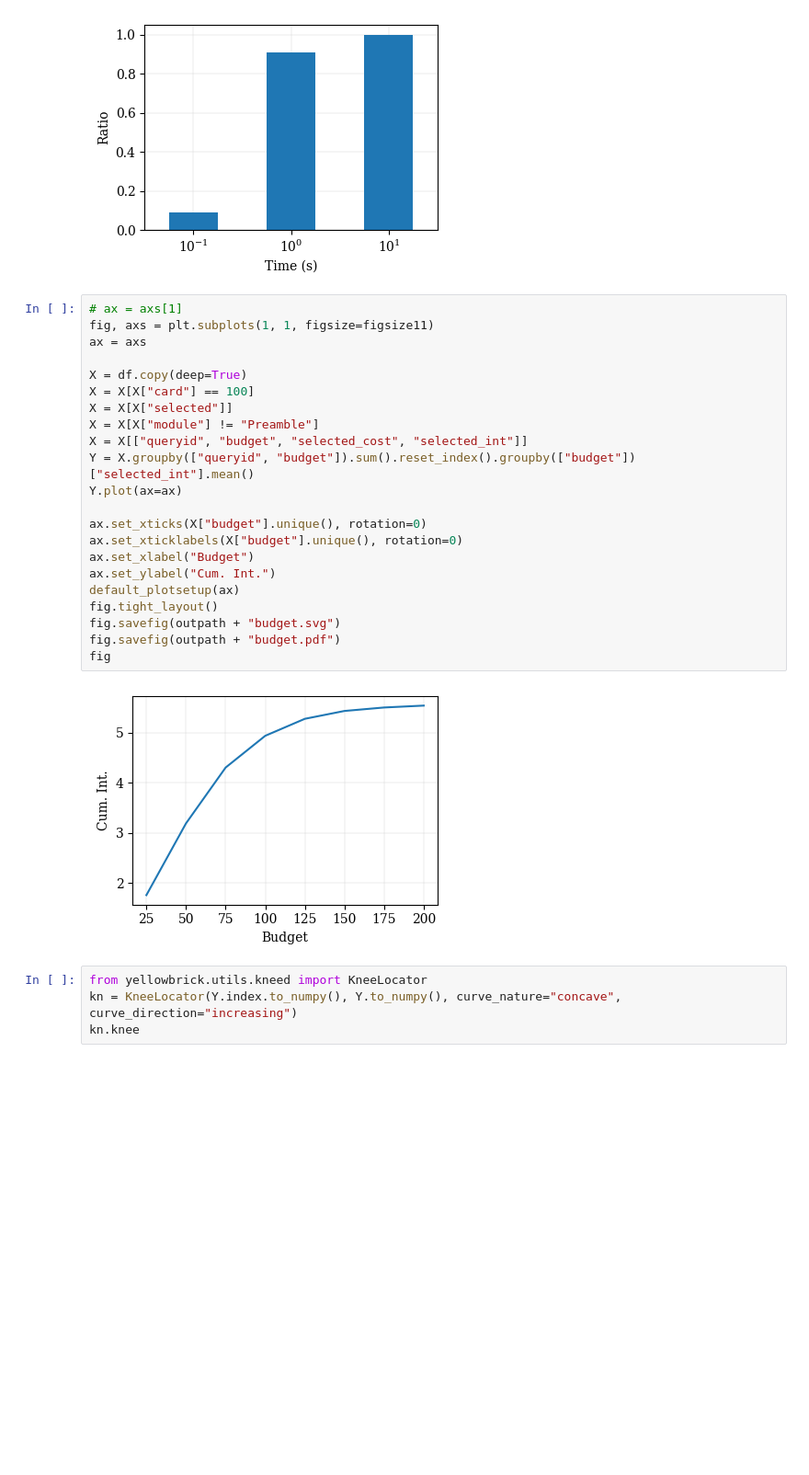
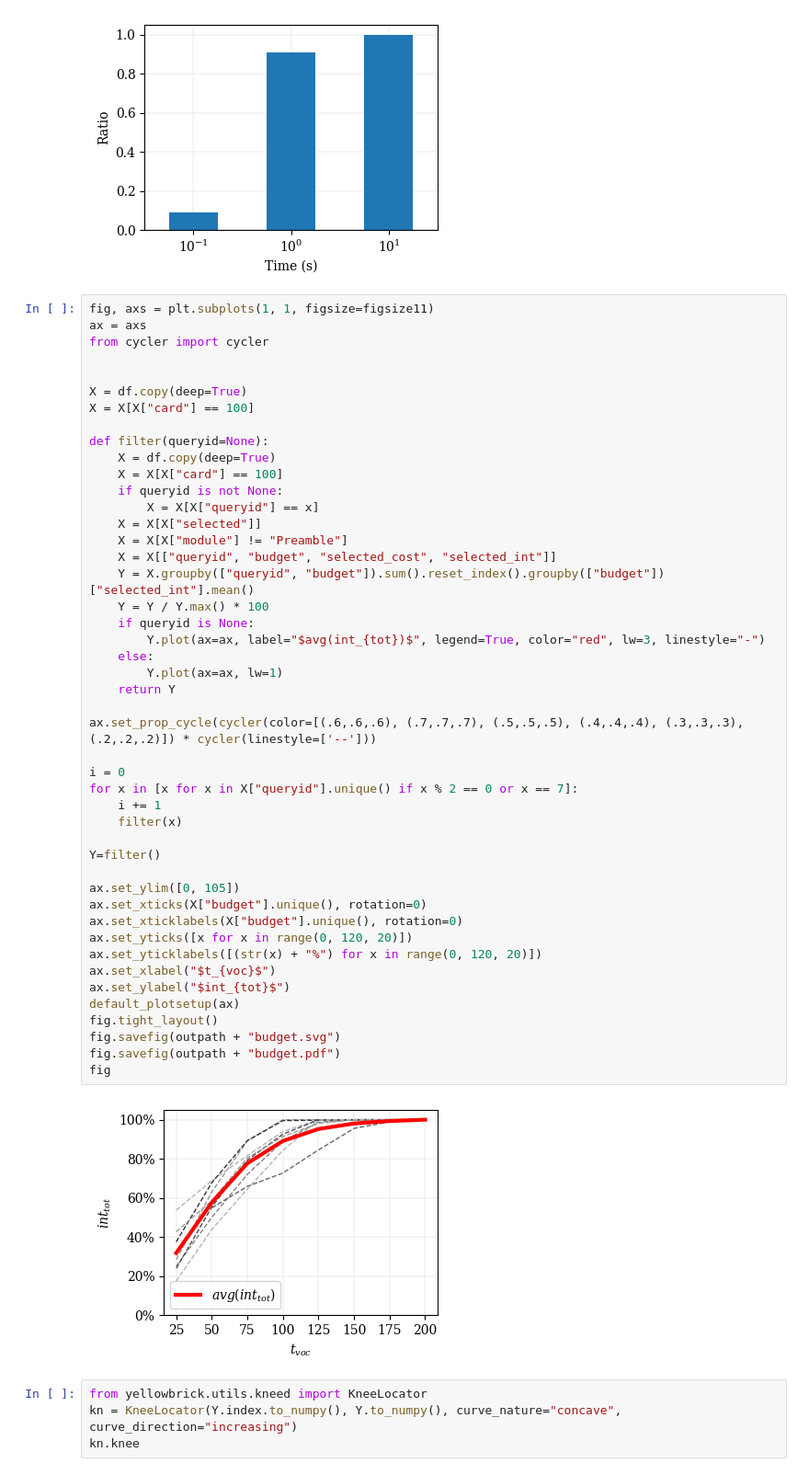
Before and after one commit to big-unibo/conversational-olap, a Jupyter notebook: COOL/src/main/python/charts.ipynb, the cells around one changed output. Shown: that part at 92% size. Drawn from its saved outputs; the diff is of its cells as text; blank space fills up the shorter version.

Commit message:
fix charts

```diff
--- a/COOL/src/main/python/charts.ipynb
+++ b/COOL/src/main/python/charts.ipynb
@@ -246,29 +246,53 @@ fig
 14.5
 [figure]
 # %%
-# ax = axs[1]
 fig, axs = plt.subplots(1, 1, figsize=figsize11)
 ax = axs
+from cycler import cycler
+
 
 X = df.copy(deep=True)
 X = X[X["card"] == 100]
-X = X[X["selected"]]
-X = X[X["module"] != "Preamble"]
-X = X[["queryid", "budget", "selected_cost", "selected_int"]]
-Y = X.groupby(["queryid", "budget"]).sum().reset_index().groupby(["budget"])["selected_int"].mean()
-Y.plot(ax=ax)
 
+def filter(queryid=None):
+    X = df.copy(deep=True)
+    X = X[X["card"] == 100]
+    if queryid is not None:
+        X = X[X["queryid"] == x]
+    X = X[X["selected"]]
+    X = X[X["module"] != "Preamble"]
+    X = X[["queryid", "budget", "selected_cost", "selected_int"]]
+    Y = X.groupby(["queryid", "budget"]).sum().reset_index().groupby(["budget"])["selected_int"].mean()
+    Y = Y / Y.max() * 100
+    if queryid is None:
+        Y.plot(ax=ax, label="$avg(int_{tot})$", legend=True, color="red", lw=3, linestyle="-")
+    else:
+        Y.plot(ax=ax, lw=1)
+    return Y
+
+ax.set_prop_cycle(cycler(color=[(.6,.6,.6), (.7,.7,.7), (.5,.5,.5), (.4,.4,.4), (.3,.3,.3), (.2,.2,.2)]) * cycler(linestyle=['--']))
+
+i = 0
+for x in [x for x in X["queryid"].unique() if x % 2 == 0 or x == 7]:
+    i += 1
+    filter(x)
+
+Y=filter()
+
+ax.set_ylim([0, 105])
 ax.set_xticks(X["budget"].unique(), rotation=0)
 ax.set_xticklabels(X["budget"].unique(), rotation=0)
-ax.set_xlabel("Budget")
-ax.set_ylabel("Cum. Int.")
+ax.set_yticks([x for x in range(0, 120, 20)])
+ax.set_yticklabels([(str(x) + "%") for x in range(0, 120, 20)])
+ax.set_xlabel("$t_{voc}$")
+ax.set_ylabel("$int_{tot}$")
 default_plotsetup(ax)
 fig.tight_layout()
 fig.savefig(outpath + "budget.svg")
 fig.savefig(outpath + "budget.pdf")
 fig
 # %% [output]
-[figure, old version]
+[figure, new version]
 # %%
 from yellowbrick.utils.kneed import KneeLocator
 kn = KneeLocator(Y.index.to_numpy(), Y.to_numpy(), curve_nature="concave", curve_direction="increasing")
```
Also changed, not shown: parts of 6 cells of this notebook.
